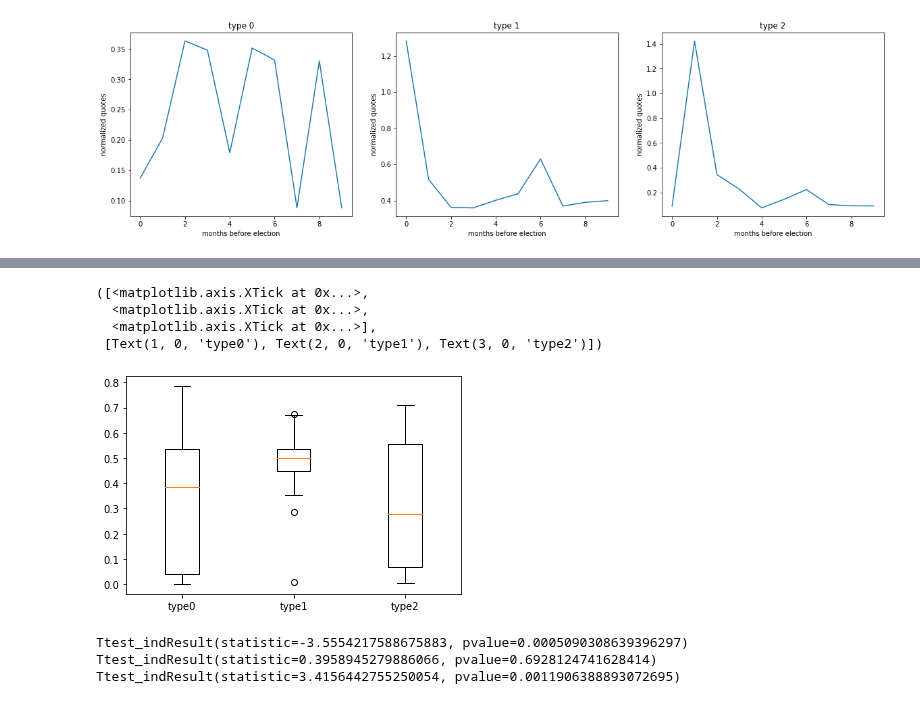
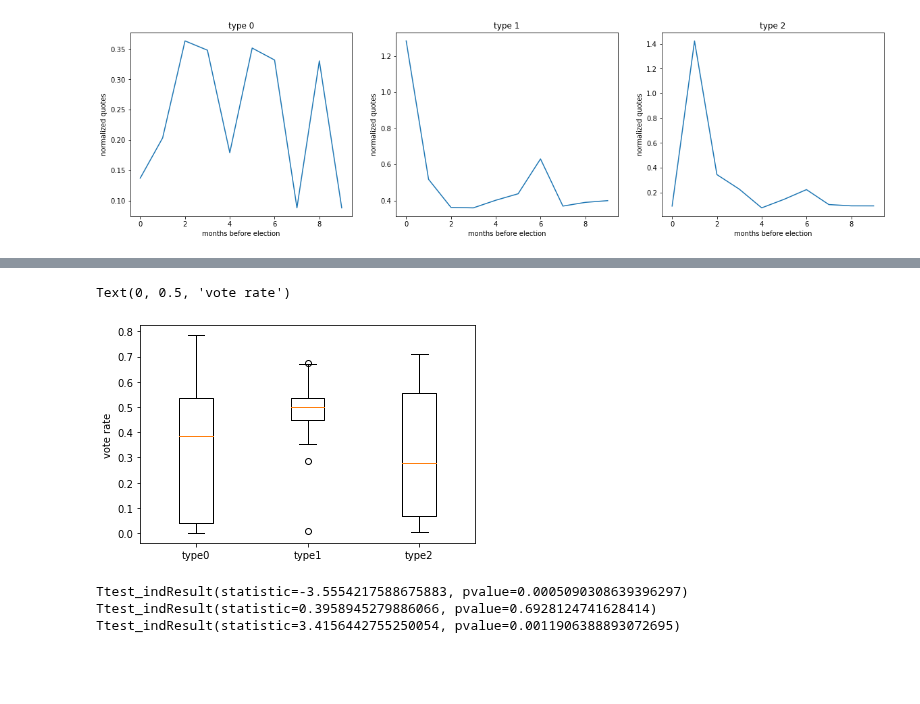
Before and after one commit to epfl-ada/ada-2021-project-chilldatagroup, a Jupyter notebook: Milestone2.ipynb, the cells around one changed output, grey strips where cells are left out. Saved outputs shown, nothing was run; the diff lists cells and outputs as text; code cells hidden in the pictures; blank space fills up the shorter version.

```diff
--- a/Milestone2.ipynb
+++ b/Milestone2.ipynb
@@ -948,12 +950,10 @@ voterate_type2 = candidate_info_byname.loc[candidate_name_filted[np.where(labels
 # %%
 plt.boxplot([voterate_type0.to_numpy(),voterate_type1.to_numpy(),voterate_type2.to_numpy()])
 plt.xticks([1, 2, 3], ['type0', 'type1', 'type2'])
+plt.ylabel('vote rate')
 # %% [output]
-([<matplotlib.axis.XTick at 0x...>,
-  <matplotlib.axis.XTick at 0x...>,
-  <matplotlib.axis.XTick at 0x...>],
- [Text(1, 0, 'type0'), Text(2, 0, 'type1'), Text(3, 0, 'type2')])
+Text(0, 0.5, 'vote rate')
-[figure, old version]
+[figure, new version]
 # %%
 from scipy.stats import ttest_ind
 print(ttest_ind(voterate_type0.to_numpy(),voterate_type1.to_numpy()))
```
Also changed, not shown: parts of 3 cells of this notebook.
